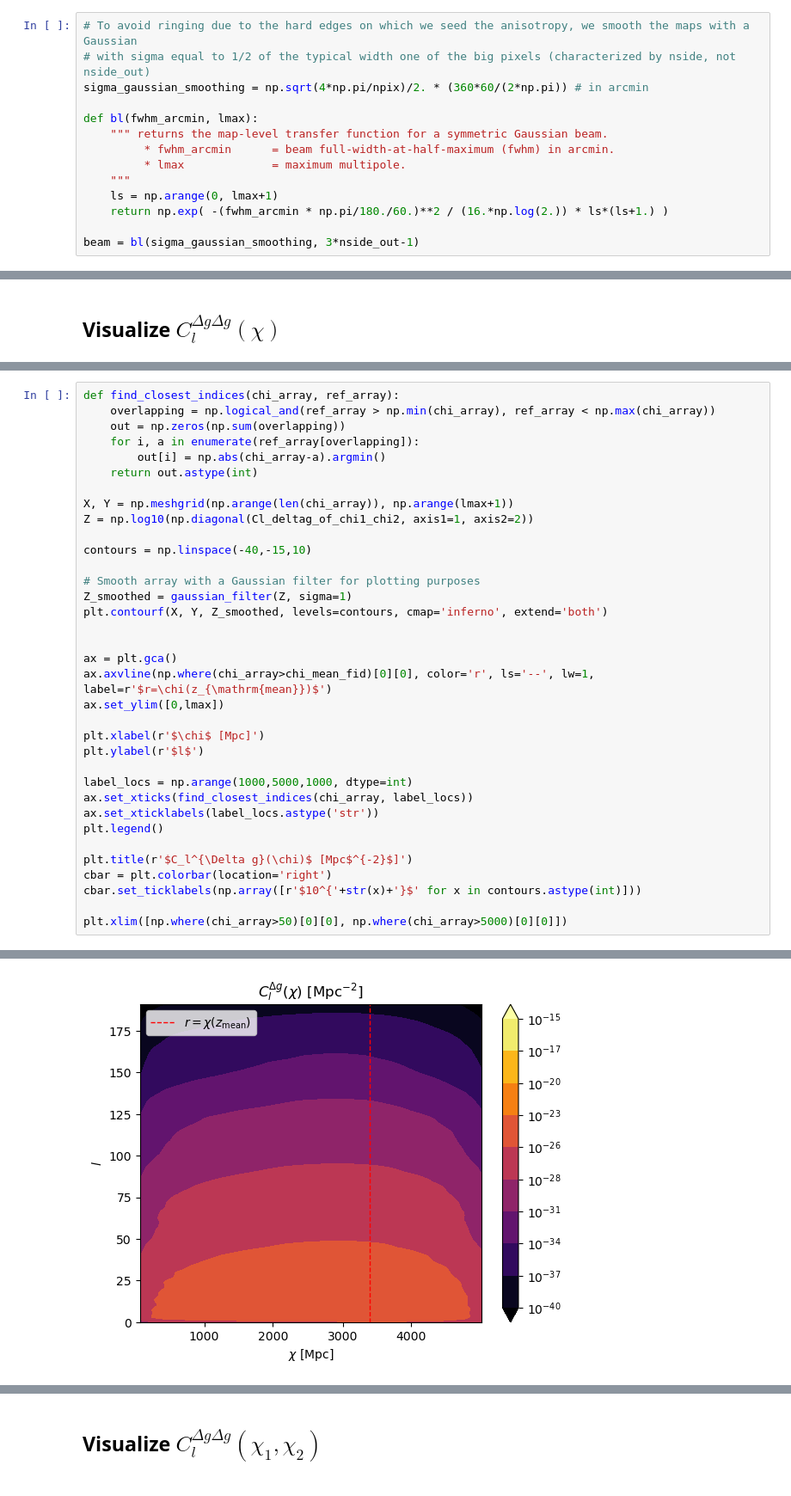
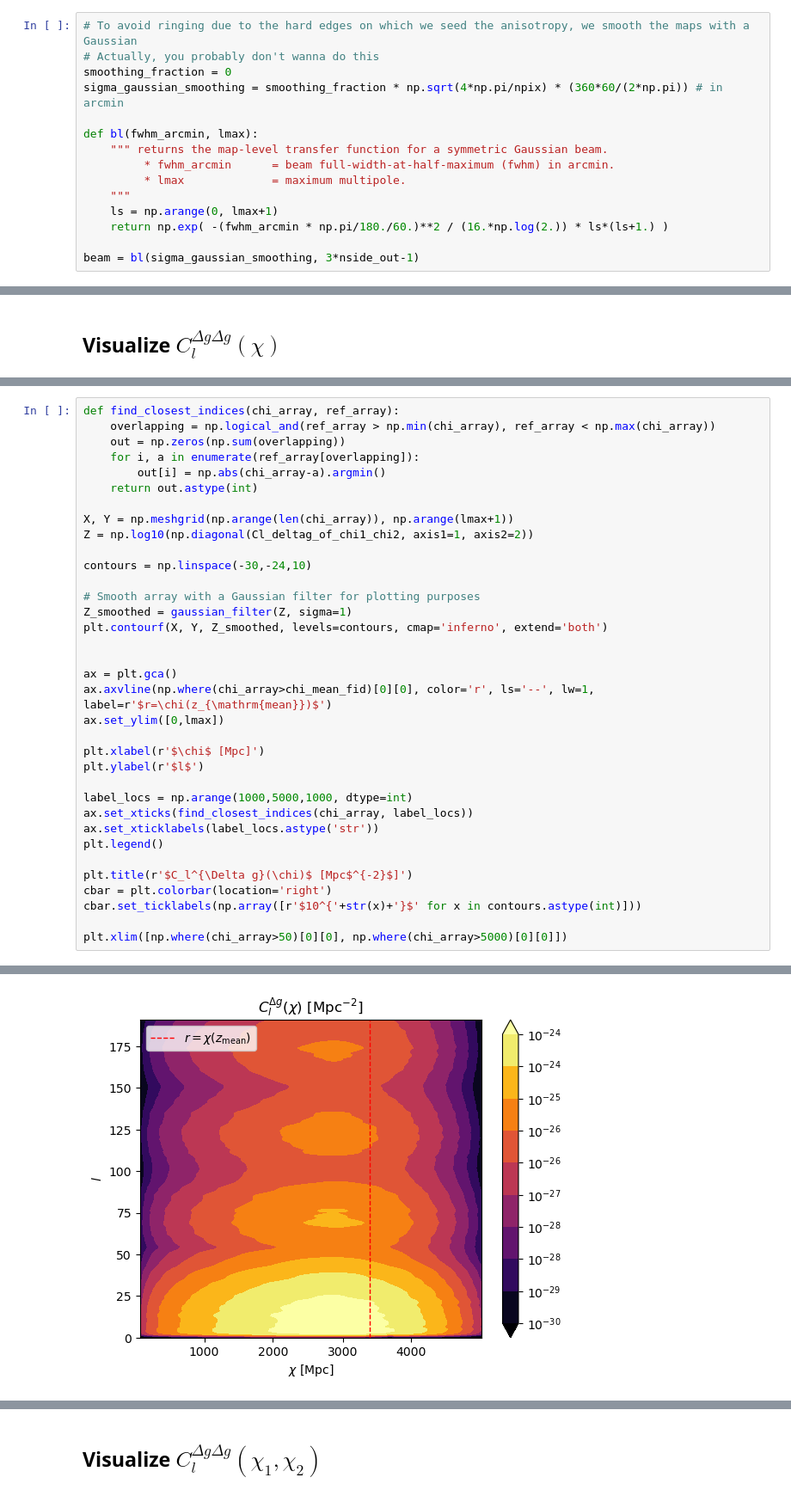
Before and after one commit to abaleato/CARDiAC, a Jupyter notebook: compute_cosmic_shear_biases.ipynb, the cells around one changed output, grey strips where cells are left out. Shown at 86% size. Saved outputs shown, nothing was run; the diff lists cells and outputs as text.

Commit message:
remove smoothing and tweak visualizations

```diff
--- a/compute_cosmic_shear_biases.ipynb
+++ b/compute_cosmic_shear_biases.ipynb
@@ -164,8 +161,9 @@ for i in range(len(chi_array)):
 delta_g_maps = delta_g_maps_upsampled
 # %%
 # To avoid ringing due to the hard edges on which we seed the anisotropy, we smooth the maps with a Gaussian
-# with sigma equal to 1/2 of the typical width one of the big pixels (characterized by nside, not nside_out)
-sigma_gaussian_smoothing = np.sqrt(4*np.pi/npix)/2. * (360*60/(2*np.pi)) # in arcmin
+# Actually, you probably don't wanna do this
+smoothing_fraction = 0
+sigma_gaussian_smoothing = smoothing_fraction * np.sqrt(4*np.pi/npix) * (360*60/(2*np.pi)) # in arcmin
 
 def bl(fwhm_arcmin, lmax):
     """ returns the map-level transfer function for a symmetric Gaussian beam.
@@ -249,32 +243,32 @@ def find_closest_indices(chi_array, ref_array):
     return out.astype(int)
 
 X, Y = np.meshgrid(np.arange(len(chi_array)), np.arange(lmax+1))
 Z = np.log10(np.diagonal(Cl_deltag_of_chi1_chi2, axis1=1, axis2=2))
 
-contours = np.linspace(-40,-15,10)
+contours = np.linspace(-30,-24,10)
 
 # Smooth array with a Gaussian filter for plotting purposes
 Z_smoothed = gaussian_filter(Z, sigma=1)
 plt.contourf(X, Y, Z_smoothed, levels=contours, cmap='inferno', extend='both')
 
 
 ax = plt.gca()
 ax.axvline(np.where(chi_array>chi_mean_fid)[0][0], color='r', ls='--', lw=1, label=r'$r=\chi(z_{\mathrm{mean}})$')
 ax.set_ylim([0,lmax])
 
 plt.xlabel(r'$\chi$ [Mpc]')
 plt.ylabel(r'$l$')
 
 label_locs = np.arange(1000,5000,1000, dtype=int)
 ax.set_xticks(find_closest_indices(chi_array, label_locs))
 ax.set_xticklabels(label_locs.astype('str'))
 plt.legend()
 
 plt.title(r'$C_l^{\Delta g}(\chi)$ [Mpc$^{-2}$]')
 cbar = plt.colorbar(location='right')
 cbar.set_ticklabels(np.array([r'$10^{'+str(x)+'}$' for x in contours.astype(int)]))
 
 plt.xlim([np.where(chi_array>50)[0][0], np.where(chi_array>5000)[0][0]])
 # %% [output]
 (2.0, 241.0)
-[figure, old version]
+[figure, new version]
```
Also changed, not shown: parts of 9 cells of this notebook.
